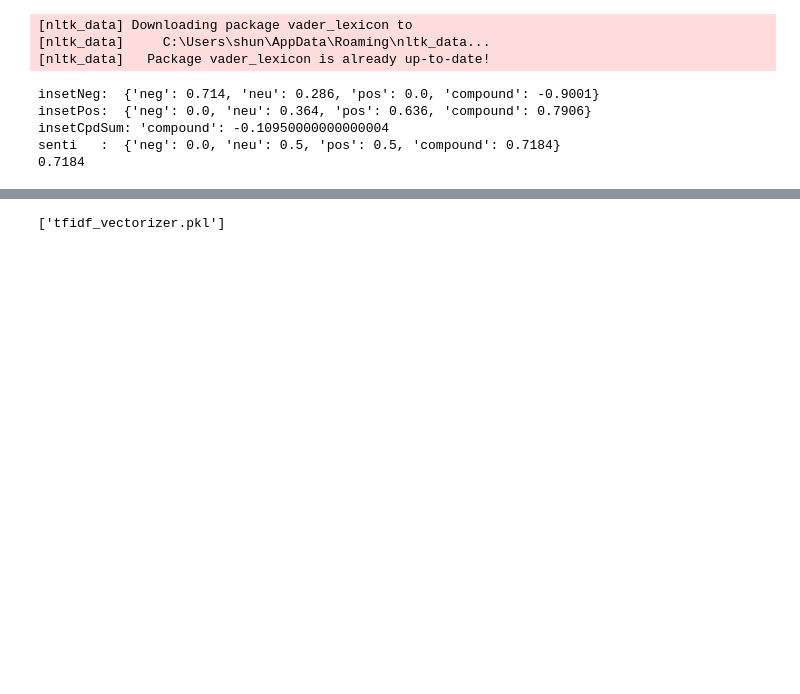
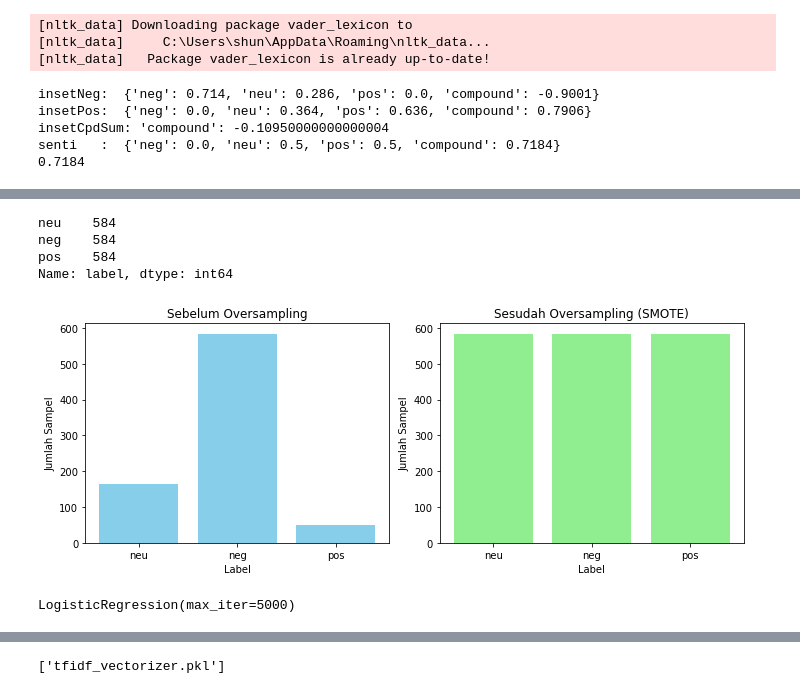
Before and after one commit to shuntecno/bahasa_alami, a Jupyter notebook: 1-analisis-sentimen.ipynb, the cells around one changed output, grey strips where cells are left out. Drawn from its saved outputs; the diff is of its cells as text; code cells hidden in the pictures; blank space fills up the shorter version.

Commit message:
penambahan plot

```diff
--- a/1-analisis-sentimen.ipynb
+++ b/1-analisis-sentimen.ipynb
@@ -669,0 +542,5 @@ Prediksi: ['neg']
+# %%
+# Persiapkan Data
+X = LabelAi['tweet']
+y = LabelAi['label']
+print(X)
@@ -669,0 +578,48 @@ Prediksi: ['neg']
+# %%
+#Split Data: Train dan Test
+X_train, X_test, y_train, y_test = train_test_split(X_vec, y, test_size=0.3, random_state=42, stratify=y)
+# %%
+# Oversampling dengan SMOTE
+smote = SMOTE(random_state=42)
+X_train_resampled, y_train_resampled = smote.fit_resample(X_train.toarray(), y_train)
+print(pd.Series(y_train_resampled).value_counts())
+# %% [output]
+neu    584
+neg    584
+pos    584
+Name: label, dtype: int64
+# %%
+import matplotlib.pyplot as plt
+from collections import Counter
+
+# Hitung jumlah label sebelum dan sesudah oversampling
+counter_before = Counter(y_train)
+counter_after = Counter(y_train_resampled)
+
+# Visualisasi
+plt.figure(figsize=(10, 4))
+
+# Sebelum Oversampling
+plt.subplot(1, 2, 1)
+plt.bar(counter_before.keys(), counter_before.values(), color='skyblue')
+plt.title("Sebelum Oversampling")
+plt.xlabel("Label")
+plt.ylabel("Jumlah Sampel")
+
+# Sesudah Oversampling
+plt.subplot(1, 2, 2)
+plt.bar(counter_after.keys(), counter_after.values(), color='lightgreen')
+plt.title("Sesudah Oversampling (SMOTE)")
+plt.xlabel("Label")
+plt.ylabel("Jumlah Sampel")
+
+plt.tight_layout()
+plt.show()
+# %% [output]
+[figure, added]
+# %%
+#Latih Model
+model = LogisticRegression(max_iter=5000)
+model.fit(X_train_resampled, y_train_resampled)
+# %% [output]
+LogisticRegression(max_iter=5000)
```
Also changed, not shown: parts of 59 cells of this notebook, 6 other files.
